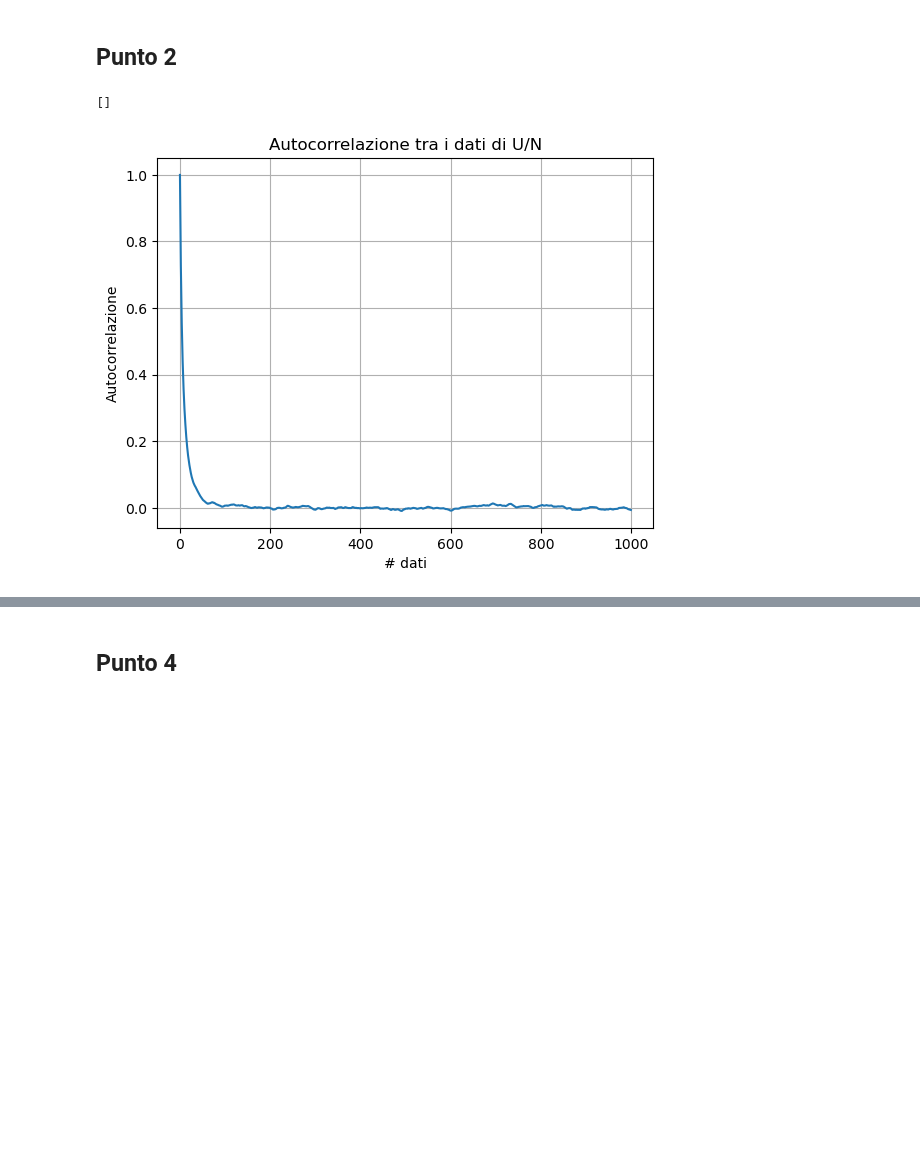
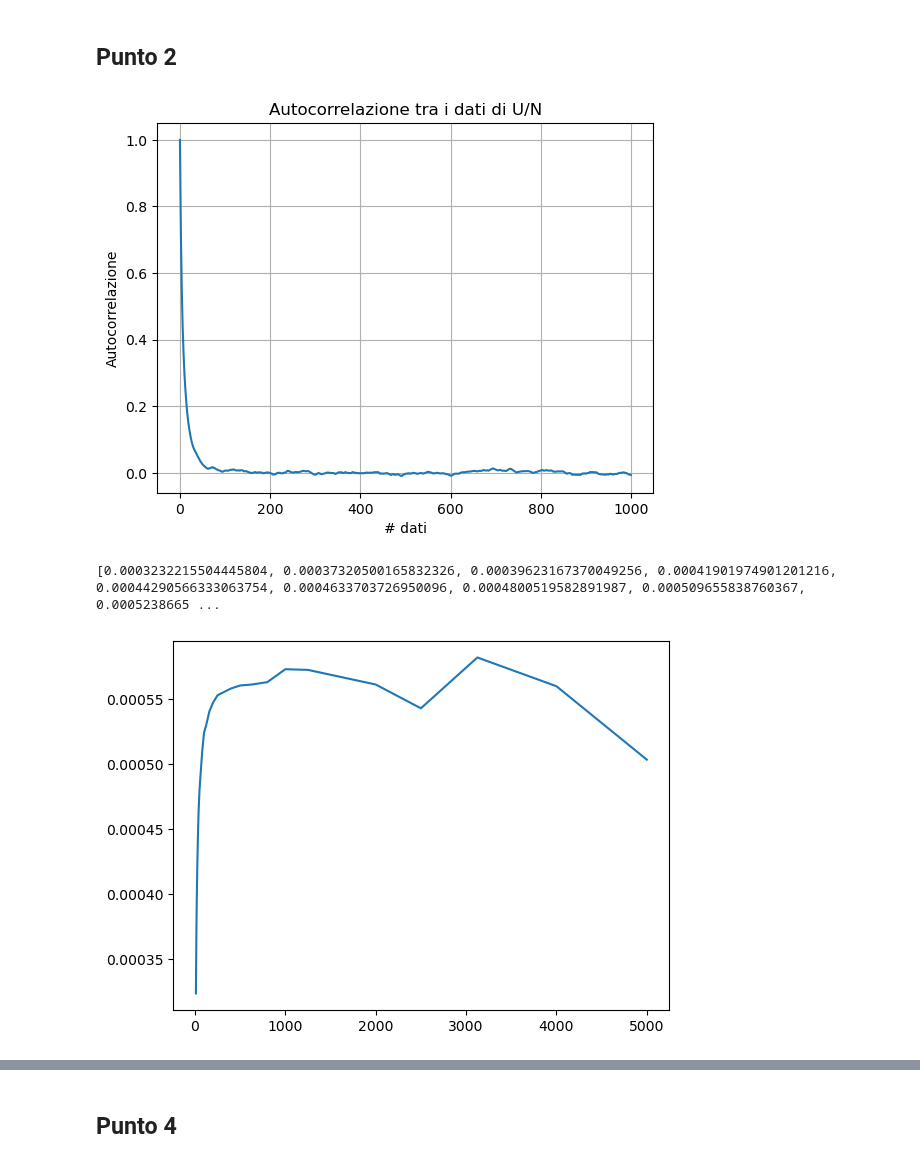
Before and after one commit to paolo-magnani/Esercizi_LSN, a Jupyter notebook: Es07/Paolo_Magnani_Esercitazione_7.ipynb, the cells around one changed output, grey strips where cells are left out. Drawn from its saved outputs; the diff is of its cells as text; code cells hidden in the pictures; blank space fills up the shorter version.

```diff
--- a/Es07/Paolo_Magnani_Esercitazione_7.ipynb
+++ b/Es07/Paolo_Magnani_Esercitazione_7.ipynb
@@ -21,18 +21,58 @@ def autocorrelation(v, size):
         autoc[i] = (mu12- (mu1*mu2))/var
 
     return autoc
+
+#stima dell'errore
+def error(sum, sum2, n):
+    if(n==0): return 0
+    else: return np.sqrt((sum2-(sum**2))/n)
+
+def sigma(r,N):
+
+    L = int(r.size/N)
+    ave = 0
+    av2 = 0
+
+    for i in range(N):
+        sum = 0
+
+        for j in range(L):
+            k = j+(i*L)
+            sum += r[k]
+
+        ave += sum/L
+        av2 += (sum/L)**2
+
+    ave /= N
+    av2 /= N
+    return error(ave, av2, N-1)
 # %%
 solid_epot = np.loadtxt("risultati/Autocorrelazione/Solid/output_epot.dat", usecols=(1), unpack='true')
 
 solid_autoc = autocorrelation(solid_epot, 1000)
 
 plt.plot(solid_autoc)
 plt.title("Autocorrelazione tra i dati di U/N")
 plt.xlabel("# dati")
 plt.ylabel("Autocorrelazione")
 plt.grid(True)
-plt.plot()
+plt.show()
+
+L = np.array([x for x in range(10,5001) if (500000%x ==0)])
+blocchi = 5*10**5 // L #integers
+
+y = []
+
+for i in range(blocchi.size):
+    y.append(sigma(solid_epot, blocchi[i]))
+
+
+print(y)
+
+plt.plot(L,y)
+plt.show()
 # %% [output]
+[figure]
-[]
+[0.0003232215504445804, 0.00037320500165832326, 0.00039623167370049256, 0.00041901974901201216, 0.00044290566333063754, 0.0004633703726950096, 0.0004800519582891987, 0.000509655838760367, 0.0005238665 ...
-[figure]
+[figure, added]
 # %%
```
Also changed, not shown: parts of 4 cells of this notebook, 22 other files.
